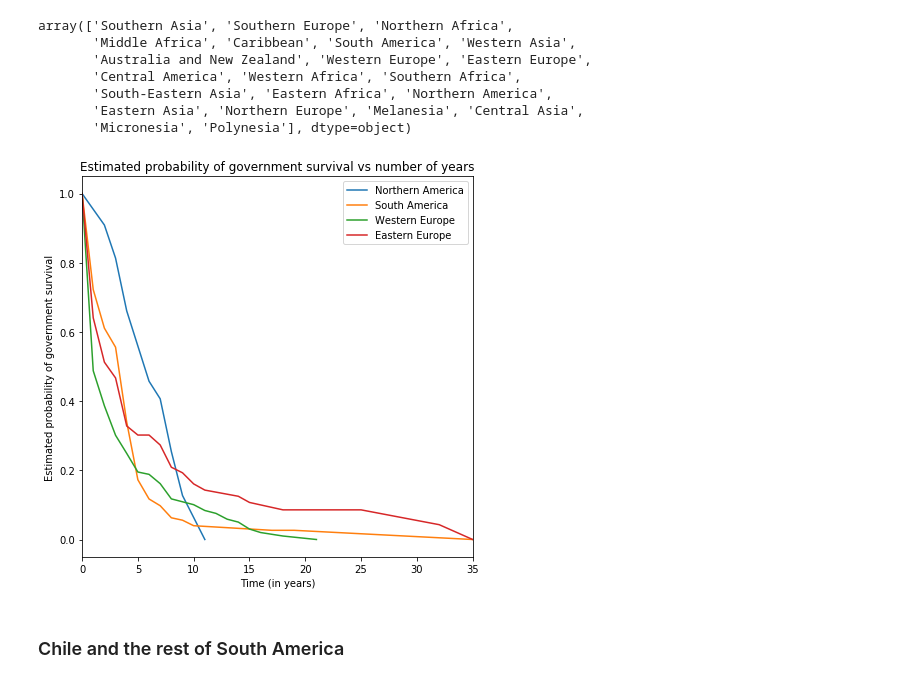
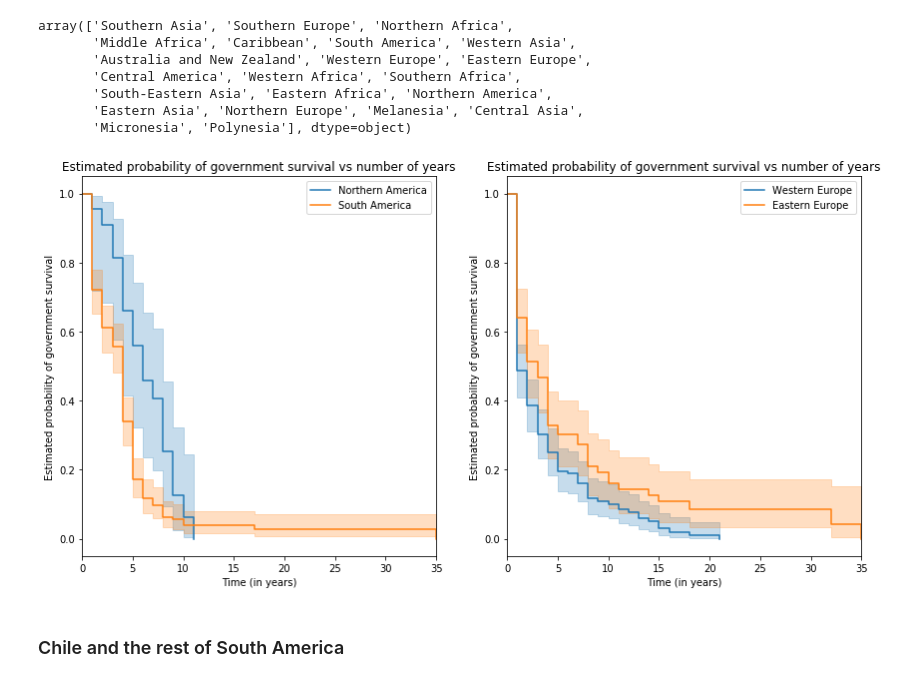
Before and after one commit to alonsosilvaallende/Survival_Analysis, a Jupyter notebook: Democracy_and_Dictatorship.ipynb, the cells around one changed output. Drawn from its saved outputs; the diff is of its cells as text; code cells hidden in the pictures.

```diff
--- a/Democracy_and_Dictatorship.ipynb
+++ b/Democracy_and_Dictatorship.ipynb
@@ -34,6 +34,7 @@ import pandas as pd
 from lifelines.datasets import load_dd
 
 df = load_dd()
+df = df[['ctryname', 'un_region_name', 'un_continent_name', 'ehead', 'democracy', 'regime', 'start_year', 'duration', 'observed']]
 # %% [markdown]
 
 
@@ -92,10 +106,11 @@ df.query('ctryname == "United States of America"')[['ehead', 'observed']]
 # %%
 T = df['duration']
-C = df['observed']
+E = df['observed']
 # %%
 from lifelines import KaplanMeierFitter
 kmf = KaplanMeierFitter()
-kmf.fit(T,C)
+kmf.fit(T,E)
+print(f'The median number of years of government survival is {kmf.median_}')
 plt.figure(figsize=(7,7))
 ax = plt.subplot(111)
 kmf.plot(ax=ax)
@@ -176,26 +227,28 @@ ix_ee = df['un_region_name'] == 'Eastern Europe'
 # %%
 kmf_na = KaplanMeierFitter()
 kmf_sa = KaplanMeierFitter()
 kmf_we = KaplanMeierFitter()
 kmf_ee = KaplanMeierFitter()
 
-kmf_na.fit(T.loc[ix_na], C.loc[ix_na], label='Northern America')
-kmf_sa.fit(T.loc[ix_sa], C.loc[ix_sa], label='South America')
-kmf_we.fit(T.loc[ix_we], C.loc[ix_we], label='Western Europe')
-kmf_ee.fit(T.loc[ix_ee], C.loc[ix_ee], label='Eastern Europe')
+kmf_na.fit(T.loc[ix_na], E.loc[ix_na], label='Northern America')
+kmf_sa.fit(T.loc[ix_sa], E.loc[ix_sa], label='South America')
+kmf_we.fit(T.loc[ix_we], E.loc[ix_we], label='Western Europe')
+kmf_ee.fit(T.loc[ix_ee], E.loc[ix_ee], label='Eastern Europe')
 
-plt.figure(figsize=(7,7))
-ax = plt.subplot(111)
-kmf_na.survival_function_.plot(ax=ax)
-kmf_sa.survival_function_.plot(ax=ax)
-kmf_we.survival_function_.plot(ax=ax)
-kmf_ee.survival_function_.plot(ax=ax)
-plt.title('Estimated probability of government survival vs number of years')
-plt.xlabel('Time (in years)')
-plt.ylabel('Estimated probability of government survival')
+plt.figure(figsize=(14,7))
+ax1 = plt.subplot(121)
+kmf_na.plot(ax=ax1)
+kmf_sa.plot(ax=ax1)
+ax2 = plt.subplot(122)
+kmf_we.plot(ax=ax2)
+kmf_ee.plot(ax=ax2)
+ax1.set_title('Estimated probability of government survival vs number of years')
+ax1.set(xlabel = 'Time (in years)', ylabel = 'Estimated probability of government survival')
+ax2.set_title('Estimated probability of government survival vs number of years')
+ax2.set(xlabel = 'Time (in years)', ylabel = 'Estimated probability of government survival')
 plt.show()
 # %% [output]
-[figure, old version]
+[figure, new version]
 # %% [markdown]
 ### Chile and the rest of South America
 # %%
```
Also changed, not shown: parts of 16 cells of this notebook.
